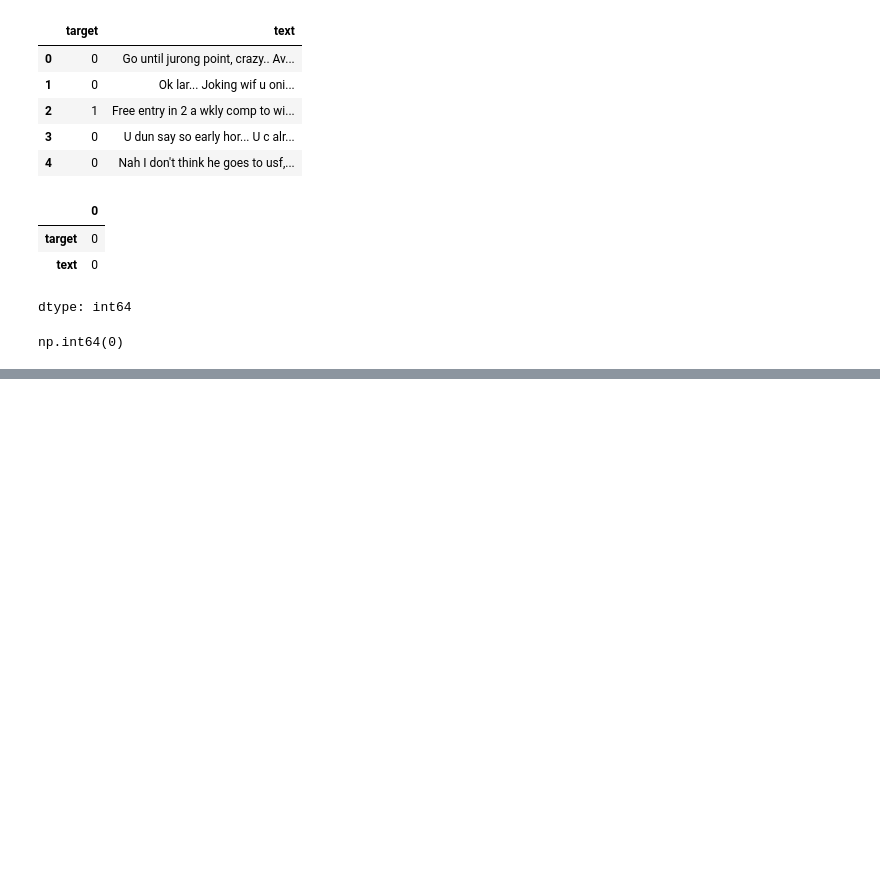
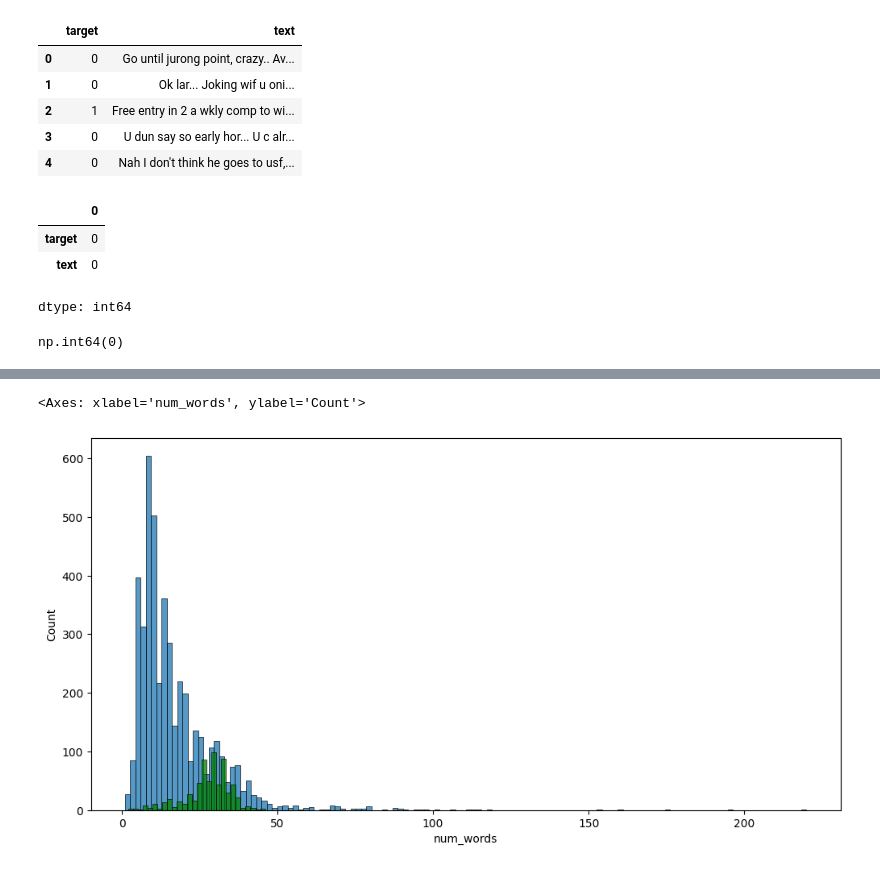
Before and after one commit to rpatel0022/Email-Spam-Classifier, a Jupyter notebook: SMS_Spam_Detection.ipynb, the cells around one changed output, grey strips where cells are left out. Saved outputs shown, nothing was run; the diff lists cells and outputs as text; code cells hidden in the pictures; blank space fills up the shorter version.

```diff
--- a/SMS_Spam_Detection.ipynb
+++ b/SMS_Spam_Detection.ipynb
@@ -156,0 +273,7 @@ np.int64(0)
+# %%
+plt.figure(figsize=(12, 6))
+sns.histplot(spam_df[spam_df['target'] == 0]['num_words'])
+sns.histplot(spam_df[spam_df['target'] == 1]['num_words'], color='green')
+# %% [output]
+<Axes: xlabel='num_words', ylabel='Count'>
+[figure, added]
```
Also changed, not shown: parts of 21 cells of this notebook.
